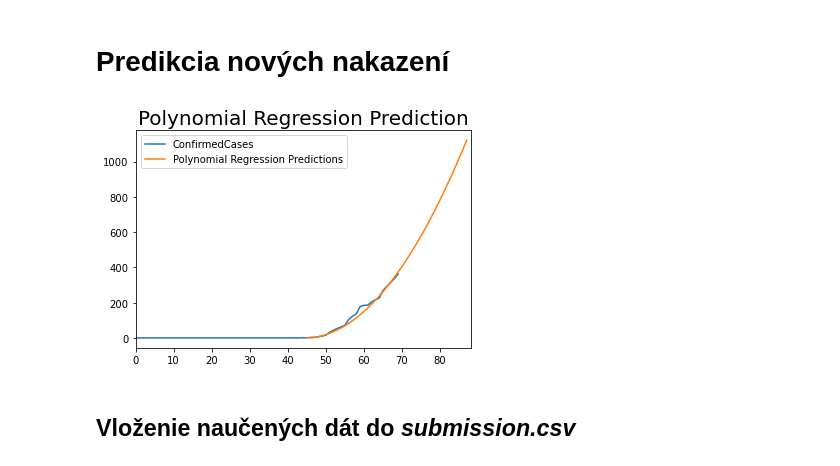
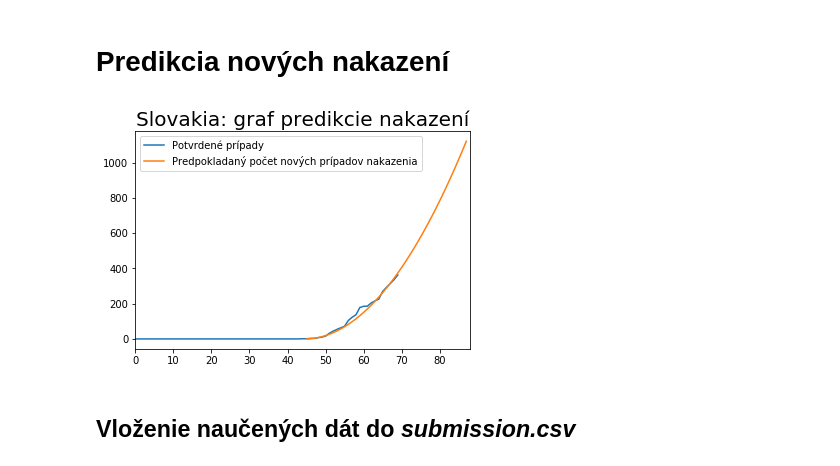
Before and after one commit to ksteflovic/NN_Covid-19_Predictions, a Jupyter notebook: src/notebooks/neural_network/notebook_covid-19.ipynb, the cells around one changed output. Cells and saved outputs as stored; diff of their text form; code cells hidden in the pictures.

```diff
--- a/src/notebooks/neural_network/notebook_covid-19.ipynb
+++ b/src/notebooks/neural_network/notebook_covid-19.ipynb
@@ -16,5 +30,5 @@ from sklearn.model_selection import train_test_split
 # %%
 # nacitanie suborov
-df_train = pd.read_csv("E:/Skola/PycharmProjects/nn_covid-19_predictions/data/models/c19-week-4/train.csv", parse_dates=['Date'])
-df_test = pd.read_csv("E:/Skola/PycharmProjects/nn_covid-19_predictions/data/models/c19-week-4/test.csv", parse_dates=['Date'])
+df_train = pd.read_csv("train.csv", parse_dates=['Date'])
+df_test = pd.read_csv("test.csv", parse_dates=['Date'])
 # %%
@@ -77,13 +135,12 @@ x_train = df_train[[]]
 # Pre predikciu novych pripadov vyuzijem Linearnu regresiu
 # Pridala som import sklearn
 for country in df_train['Country_Region'].unique():
-    degree = 2
     # print('Robim model pre krajinu: {}'.format(country))
     df_train_country = df_train[df_train['Country_Region'] == country]
     df_test_country = df_test[df_test['Country_Region'] == country]
 
     # zaujima ma, ci ma krajina provinciu, ak ano -> vetva else
-    if df_train_country['Province_State'].isna().unique().any():
+    if df_train_country['Province_State'].isnull().unique().any():
         # indexujem krajiny v csv subore - od a do
         x_train = np.array(range(len(df_train_country))).reshape((-1, 1))
         #print(x_train)
@@ -100,7 +157,6 @@ for country in df_train['Country_Region'].unique():
         x_train_scale = StandardScaler().fit_transform(x_train)
         y_train_scale = StandardScaler().fit_transform(Yrs)
 
-        #model = Pipeline([('poly', PolynomialFeatures(degree=9, include_bias=True)), ('linear', LinearRegression(fit_intercept=False))])
         model.fit(x_train_scale, y_train_scale)
 
         # zacnem indexovat dni od 0
@@ -122,38 +178,47 @@ for country in df_train['Country_Region'].unique():
             #print(x_train)
             # Y = np.array([y_train])
             # Yr = np.flip(Y, axis=1)
 
             plt.plot(x_train[:70,0], Yrs[:70,0])
             plt.xlim(0,10)
 
             #print(prediction)
             plt.plot(x_test+45, prediction)
             plt.xlim(0,88)
-            plt.legend(['ConfirmedCases', 'Polynomial Regression Predictions'])
-            plt.title('Polynomial Regression Prediction', size=20)
+            plt.legend(['Potvrdené prípady', 'Predpokladaný počet nových prípadov nakazenia'])
+            plt.title(country+': graf predikcie nakazení', size=20)
 
             plt.show()
 
     else:
         for state in df_train_country['Province_State'].unique():
             df_train_state = df_train_country[df_train_country['Province_State'] == state]
             df_test_state = df_test_country[df_test_country['Province_State'] == state]
 
             x_train = np.array(range(len(df_train_state))).reshape(-1, 1)
             y_train = df_train_state['ConfirmedCases']
 
-            model = Pipeline([('poly', PolynomialFeatures(degree=degree)), ('linear', LinearRegression(fit_intercept=False))])
-            model.fit(x_train, y_train)
+
+            model = Pipeline([('poly', PolynomialFeatures(degree=2, include_bias=True)), ('linear', LinearRegression(fit_intercept=False))])
+
+            Y = np.array([y_train])
+            Yr = np.flip(Y, axis=1)
+            Yr = Yr[0,::-1]
+            Yrs = Yr.reshape(-1,1)
+            x_train_scale = StandardScaler().fit_transform(x_train)
+            y_train_scale = StandardScaler().fit_transform(Yrs)
+
+            model.fit(x_train_scale, y_train_scale)
 
             x_test = np.array(range(len(df_test_state))).reshape((-1, 1))
             prediction = model.predict(x_test)
 
             prediction[prediction < 0] = 0
 
             # Vramci ConfirmedCases pridam sa novy stlpec v dataframe df_test kam vlozim predikciu k danej krajine
             df_test.loc[(df_test['Country_Region'] == country) & (df_test['Province_State'] == state), 'ConfirmedCases'] = prediction
 # %% [output]
-[figure, old version]
+[figure, new version]
 # %% [markdown]
 ## Vloženie naučených dát do *submission.csv*
 # %%
```
Also changed, not shown: parts of 17 cells of this notebook.
